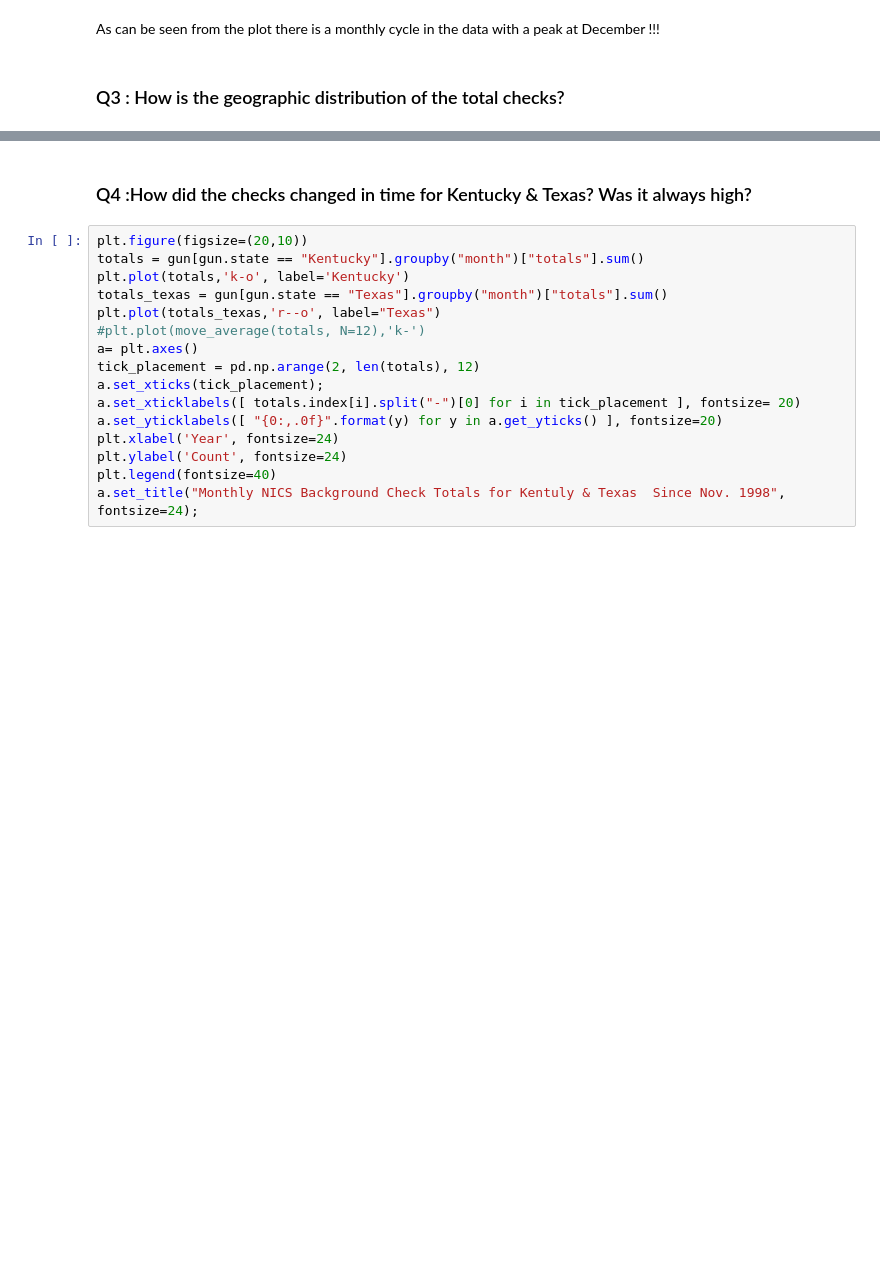
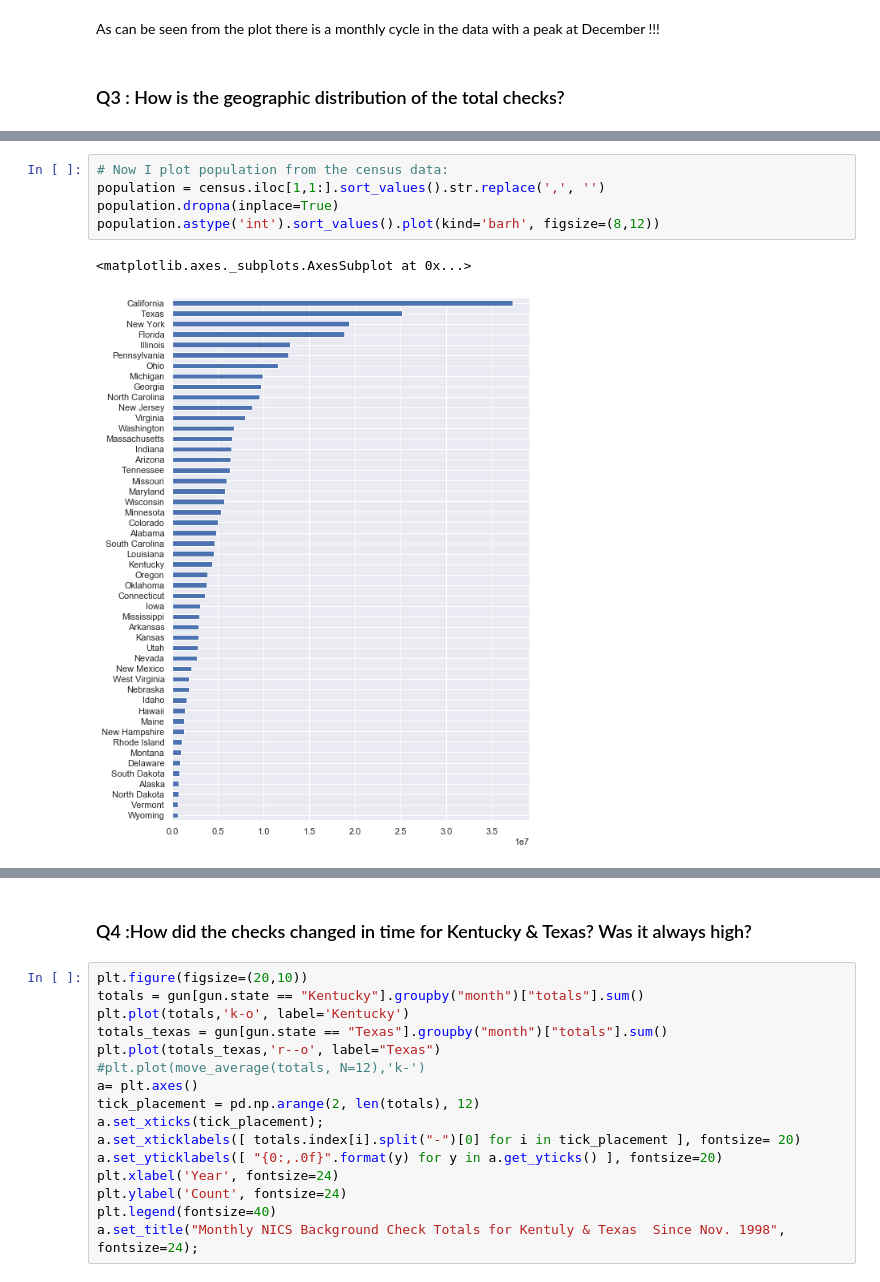
Before and after one commit to bijanfallah/FBI_background_check, a Jupyter notebook: investigate-a-dataset-template.ipynb, the cells around one changed output, grey strips where cells are left out. Drawn from its saved outputs; the diff is of its cells as text; blank space fills up the shorter version.

```diff
--- a/investigate-a-dataset-template.ipynb
+++ b/investigate-a-dataset-template.ipynb
@@ -423 +439,9 @@ Kentucky        29762434
 Name: totals, dtype: int64
+# %%
+# Now I plot population from the census data:
+population = census.iloc[1,1:].sort_values().str.replace(',', '')
+population.dropna(inplace=True)
+population.astype('int').sort_values().plot(kind='barh', figsize=(8,12))
+# %% [output]
+<matplotlib.axes._subplots.AxesSubplot at 0x...>
+[figure, added]
```
Also changed, not shown: parts of 11 cells of this notebook, 2 other files.
